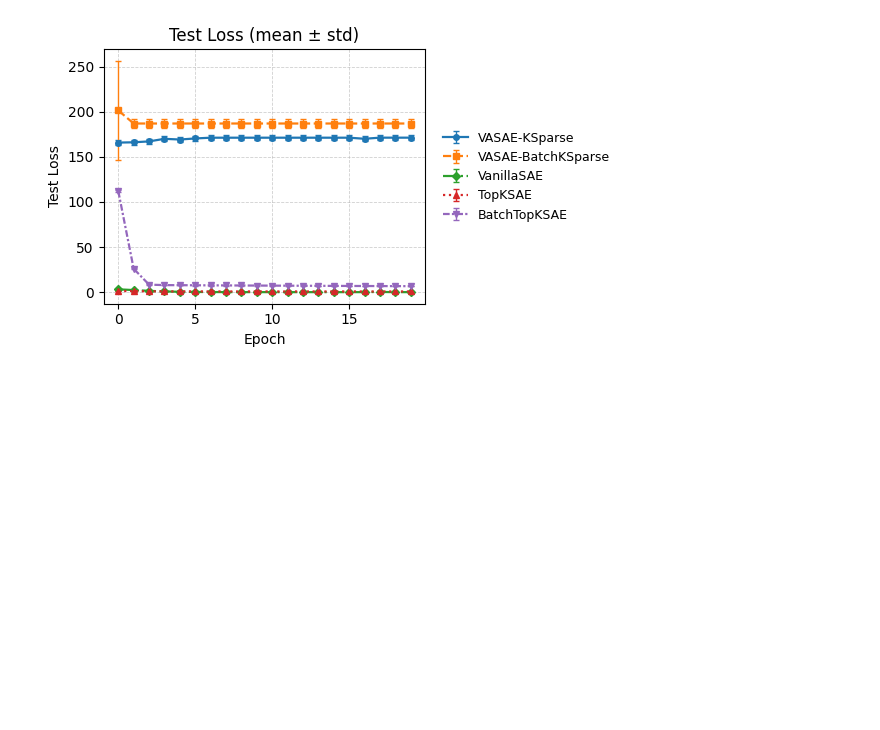
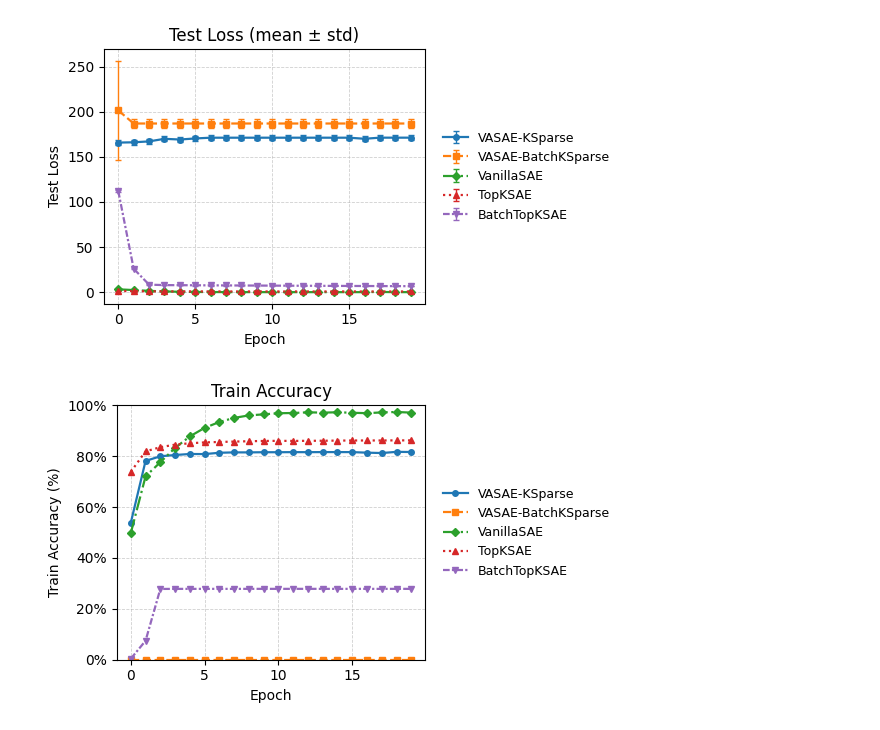
Before and after one commit to karry-z/VASAE, a Jupyter notebook: notebooks/draw_gpt2_VASAE_reconstruct_loss.ipynb, the cells around one changed output. Cells and saved outputs as stored; diff of their text form; code cells hidden in the pictures; blank space fills up the shorter version.

```diff
--- a/notebooks/draw_gpt2_VASAE_reconstruct_loss.ipynb
+++ b/notebooks/draw_gpt2_VASAE_reconstruct_loss.ipynb
@@ -161,3 +161,101 @@ plt.tight_layout()
 plt.show()
 # %% [output]
 [figure]
+# %%
+import pickle
+import numpy as np
+import matplotlib.pyplot as plt
+from matplotlib.ticker import PercentFormatter
+
+start_id = 0
+
+models = {
+    "VASAE-KSparse": "../out/loss_VASAE_KSparse_gpt2_transformer_h_5_openwebtext_wocen.pkl",
+    "VASAE-BatchKSparse": "../out/loss_VASAE_BatchKSparse_gpt2_transformer_h_5_openwebtext_wocen.pkl",
+    "VanillaSAE": "../out/loss_VanillaSAE_gpt2_transformer_h_5_openwebtext_wocen.pkl",
+    "TopKSAE": "../out/loss_TopKSAE_gpt2_transformer_h_5_openwebtext_wocen.pkl",
+    "BatchTopKSAE": "../out/loss_BatchTopKSAE_gpt2_transformer_h_5_openwebtext_wocen.pkl",
+}
+
+line_styles = ["-", "--", "-.", ":", (0, (3, 1, 1, 1))]
+markers = ["o", "s", "D", "^", "v"]
+
+# =========================
+# Train Accuracy
+# =========================
+plt.figure(figsize=(6, 3.5))
+
+for i, (name, path) in enumerate(models.items()):
+    with open(path, "rb") as f:
+        data = pickle.load(f)
+
+    acc = np.array(data["train_acc_epoch"][start_id:])
+    epochs = np.arange(start_id, start_id + len(acc))
+
+    plt.plot(
+        epochs,
+        acc,
+        linestyle=line_styles[i % len(line_styles)],
+        marker=markers[i % len(markers)],
+        linewidth=1.6,
+        markersize=4,
+        label=name
+    )
+
+plt.xlabel("Epoch")
+plt.ylabel("Train Accuracy (%)")
+plt.title("Train Accuracy")
+plt.ylim(0.0, 1.0)
+plt.gca().yaxis.set_major_formatter(PercentFormatter(xmax=1.0))
+plt.grid(True, linestyle="--", linewidth=0.6, alpha=0.6)
+
+plt.legend(
+    frameon=False,
+    fontsize=9,
+    loc="center left",
+    bbox_to_anchor=(1.02, 0.5)
+)
+
+plt.tight_layout()
+plt.show()
+
+# =========================
+# Test Accuracy
+# =========================
+plt.figure(figsize=(6, 3.5))
+
+for i, (name, path) in enumerate(models.items()):
+    with open(path, "rb") as f:
+        data = pickle.load(f)
+
+    acc = np.array(data["test_acc_epoch"][start_id:])
+    epochs = np.arange(start_id, start_id + len(acc))
+
+    plt.plot(
+        epochs,
+        acc,
+        linestyle=line_styles[i % len(line_styles)],
+        marker=markers[i % len(markers)],
+        linewidth=1.6,
+        markersize=4,
+        label=name
+    )
+
+plt.xlabel("Epoch")
+plt.ylabel("Test Accuracy (%)")
+plt.title("Test Accuracy")
+plt.ylim(0.0, 1.0)
+plt.gca().yaxis.set_major_formatter(PercentFormatter(xmax=1.0))
+plt.grid(True, linestyle="--", linewidth=0.6, alpha=0.6)
+
+plt.legend(
+    frameon=False,
+    fontsize=9,
+    loc="center left",
+    bbox_to_anchor=(1.02, 0.5)
+)
+
+plt.tight_layout()
+plt.show()
+# %% [output]
+[figure, added]
```
Also changed, not shown: parts of 1 cell of this notebook, 1 other file.
